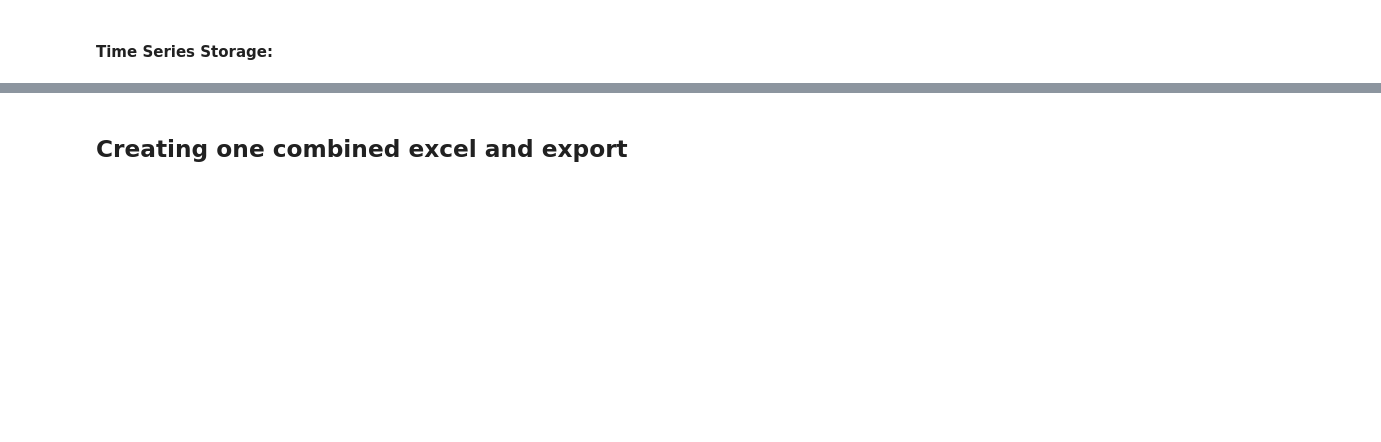
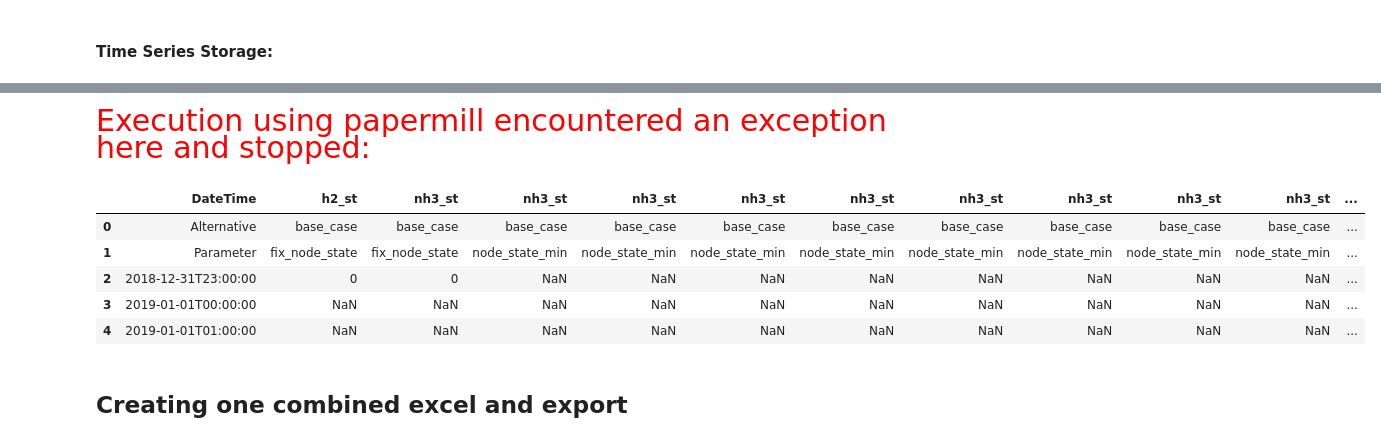
Before and after one commit to CSEI-EU/Nord_H2ub, a Jupyter notebook: spine_projects/01_input_data/00_functions/please_ignore.ipynb, the cells around one changed output, grey strips where cells are left out. Saved outputs shown, nothing was run; the diff lists cells and outputs as text; code cells hidden in the pictures; blank space fills up the shorter version.

```diff
--- a/spine_projects/01_input_data/00_functions/please_ignore.ipynb
+++ b/spine_projects/01_input_data/00_functions/please_ignore.ipynb
@@ -120,11 +123,14 @@ df_powerprices_values = df_powerprices_total_values[['HourDK', str(area)]].copy(
 df_grid_costs = pd.read_excel(excel_file_path + grid_costs)
 
 # District heating prices
-df_other_costs = pd.read_excel(excel_file_path + other_costs, index_col = None)
 df_district_heating_price = pd.read_excel(excel_file_path + distric_heating_price_file, sheet_name='Price_Cap_Calculation', index_col=None)
 
 # Investment costs
 df_investment_costs_raw = pd.read_excel(excel_file_path + investment_costs_file, sheet_name='Investment_Cost', index_col=None)
+
+# Other costs
+# df_other_costs = pd.read_excel(r"C:\Users\kar.eco\Documents\GitHub\Nord_H2ub\Spine_Projects\01_input_data\01_input_raw\Energy Prices\other_inout_costs.xlsx")
+df_other_costs = pd.read_excel(excel_file_path + other_costs)
 # %% [markdown]
 ### Adjustments
 # %% [markdown]
@@ -1458,37 +1616,64 @@ df_storage.head()
+# %% [markdown]
+<span id="papermill-error-cell" style="color:red; font-family:Helvetica Neue, Helvetica, Arial, sans-serif; font-size:2em;">Execution using papermill encountered an exception here and stopped:</span>
 # %%
 # Add storage if roll_forward and a min_shut_down_period are used
 product_tr = translate_product(product)
 last_storage = f"{product_tr}_st"
 indices = list(range(1, int(num_slices)))
 
 if "min_down_time" in unit_parameters_duration_df['Parameter'].values and roll_forward_use:
     new_column = pd.DataFrame({last_storage: [run_name, 'node_state_min']})
     # Add to the rest of the storage df
     df_storage = pd.concat([df_storage, new_column], axis=1)
 
     # Down time
     min_down_df = unit_parameters_duration_df[unit_parameters_duration_df['Parameter'].isin({'min_down_time'})]
     min_down_df['Value'] = min_down_df['Value'].str[:-1].astype(float)
     time_down = max(min_down_df['Value'])
 
-    # Demand hourly
-    demand = df_nodes.loc[df_nodes['Object_name'] == f"{product_tr}_demand", 'demand'].values
-    demand = demand[0]
+    # print(df_nodes['Object_name'].unique())
+    # # Demand hourly - OLD
+    # demand = df_nodes.loc[df_nodes['Object_name'] == f"{product_tr}_demand", 'demand'].values
+    # demand = demand[0]
+
+
+    # Demand hourly - look for the product name directly (no "_demand" suffix)
+    demand = df_nodes.loc[df_nodes['Object_name'] == product_tr, 'demand'].values
+
+    # Check if demand was found and handle empty/invalid values
+    if len(demand) == 0:
+        demand = 0.0
+    else:
+        demand_str = str(demand[0]).strip()
+        if demand_str == '' or demand_str == 'nan':
+            demand = 0.0
+        else:
+            try:
+                demand = float(demand_str)
+            except ValueError:
+                demand = 0.0
 
     storage_needed = demand * time_down
 
     # Add storage_needed at relevant indices and set the next cell to 0
     for i in indices:
         index_value = (i * roll_forward_size) + 1 #plus one as it starts in the last hour of the prior period
         df_storage.iloc[index_value, -1] = storage_needed
 
         # Set the cell after storage_needed to 0 if it exists within bounds
         next_index = index_value + 1
         if next_index < len(df_storage):
             df_storage.iloc[next_index, -1] = 0
 
 # Show table head for control
 df_storage.head()
+# %% [output]
+|  | DateTime | h2_st | nh3_st | nh3_st | nh3_st | nh3_st | nh3_st | nh3_st | nh3_st | nh3_st | nh3_st | ... |
+| 0 | Alternative | base_case | base_case | base_case | base_case | base_case | base_case | base_case | base_case | base_case | base_case | ... |
+| 1 | Parameter | fix_node_state | fix_node_state | node_state_min | node_state_min | node_state_min | node_state_min | node_state_min | node_state_min | node_state_min | node_state_min | ... |
+| 2 | 2018-12-31T23:00:00 | 0 | 0 | NaN | NaN | NaN | NaN | NaN | NaN | NaN | NaN | ... |
+| 3 | 2019-01-01T00:00:00 | NaN | NaN | NaN | NaN | NaN | NaN | NaN | NaN | NaN | NaN | ... |
+| 4 | 2019-01-01T01:00:00 | NaN | NaN | NaN | NaN | NaN | NaN | NaN | NaN | NaN | NaN | ... |
 # %% [markdown]
 ## Creating one combined excel and export
 # %%
```
Also changed, not shown: parts of 33 cells of this notebook.
